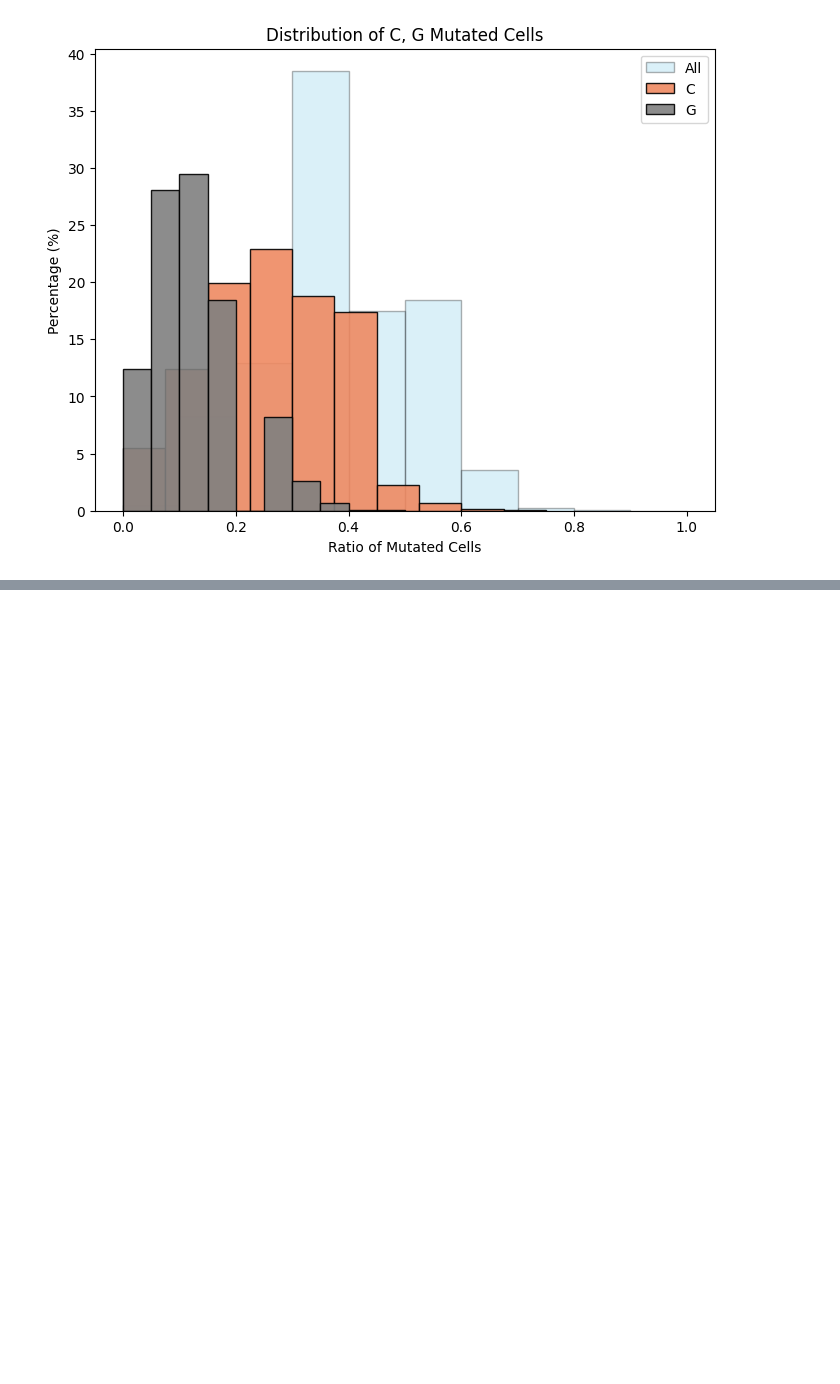
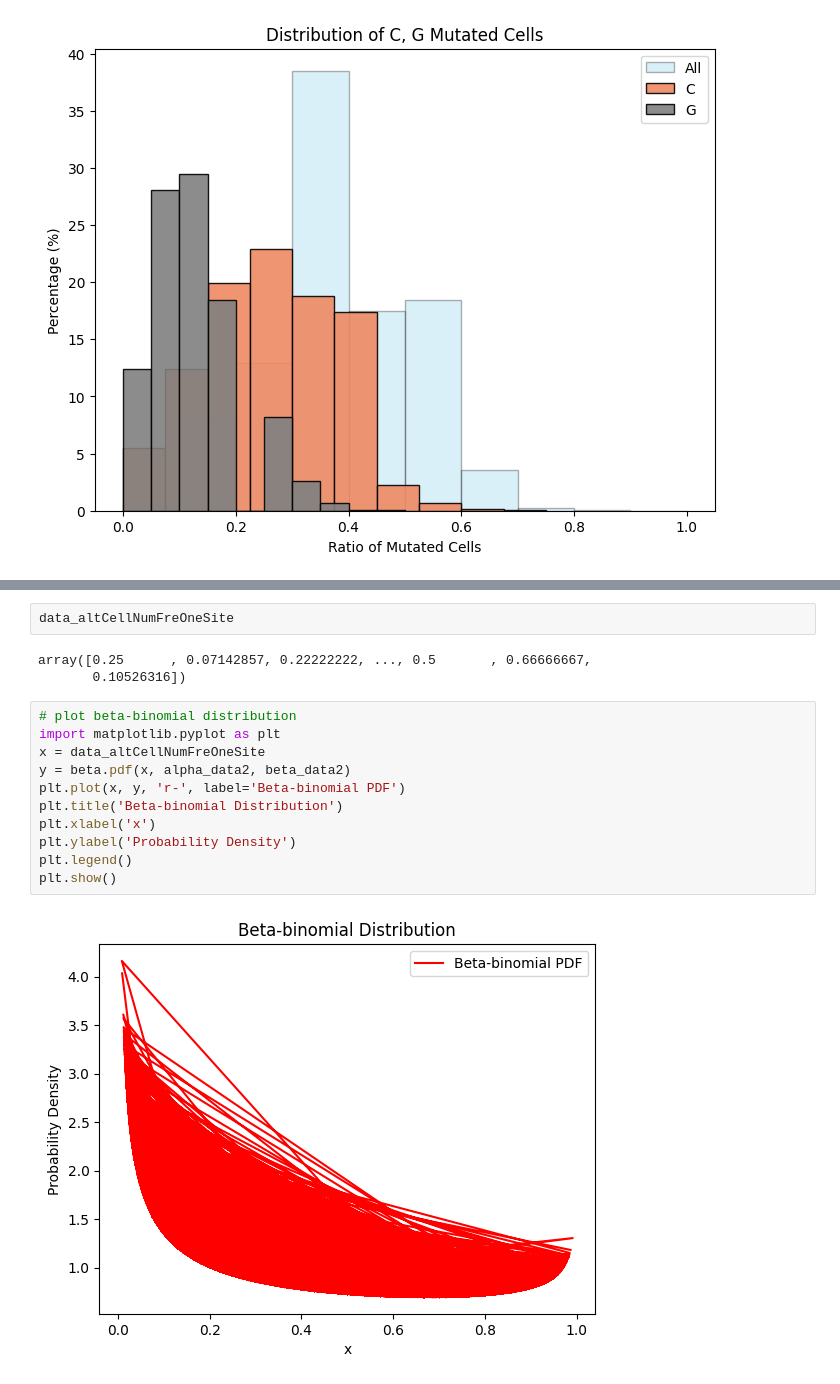
Before and after one commit to QunATCG/scMutrace, a Jupyter notebook: scMutrace_perfermance.ipynb, the cells around one changed output, grey strips where cells are left out. Saved outputs shown, nothing was run; the diff lists cells and outputs as text; blank space fills up the shorter version.

```diff
--- a/scMutrace_perfermance.ipynb
+++ b/scMutrace_perfermance.ipynb
@@ -135,0 +196,18 @@ with PdfPages('/Users/liqun/Desktop/scMutraceReproducibility/Figure1/scMutrace_p
+# %%
+data_altCellNumFreOneSite
+# %% [output]
+array([0.25      , 0.07142857, 0.22222222, ..., 0.5       , 0.66666667,
+       0.10526316])
+# %%
+# plot beta-binomial distribution
+import matplotlib.pyplot as plt
+x = data_altCellNumFreOneSite
+y = beta.pdf(x, alpha_data2, beta_data2)
+plt.plot(x, y, 'r-', label='Beta-binomial PDF')
+plt.title('Beta-binomial Distribution')
+plt.xlabel('x')
+plt.ylabel('Probability Density')
+plt.legend()
+plt.show()
+# %% [output]
+[figure, added]
```
Also changed, not shown: parts of 2 cells of this notebook.
